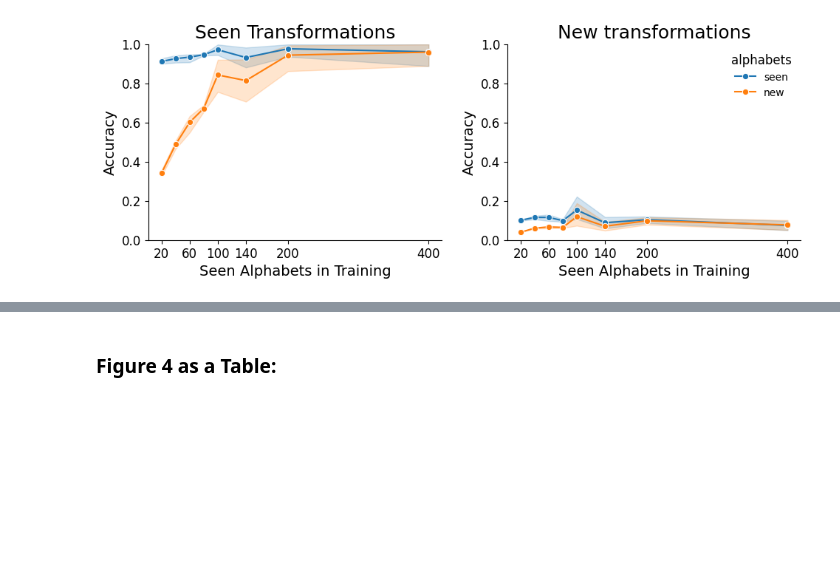
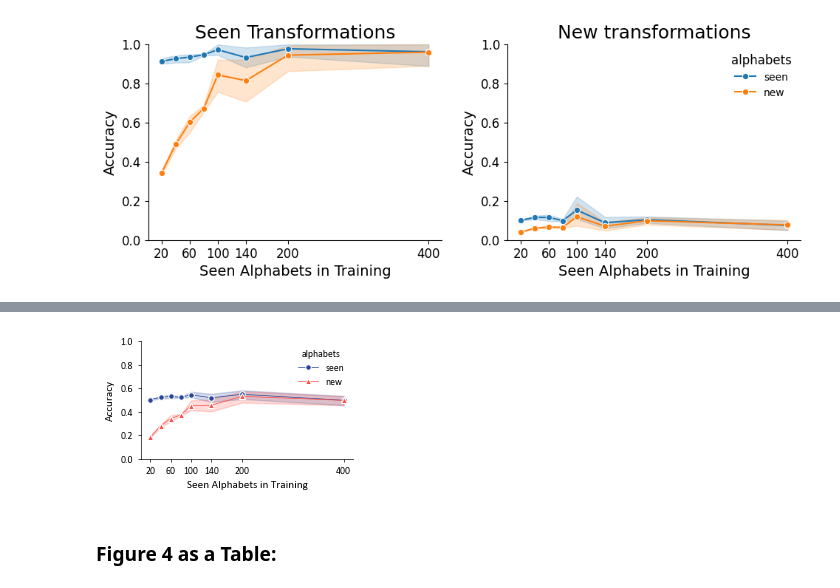
Before and after one commit to philipp-hellwig/MLC-letter-string-analogies, a Jupyter notebook: analyses/num_perm_alphabets.ipynb, the cells around one changed output, grey strips where cells are left out. Cells and saved outputs as stored; diff of their text form; code cells hidden in the pictures; blank space fills up the shorter version.

```diff
--- a/analyses/num_perm_alphabets.ipynb
+++ b/analyses/num_perm_alphabets.ipynb
@@ -246,0 +320,29 @@ Batching Method = random
+# %%
+# Figure 4 (joint, aggregated over all transformations)
+my_markers = {"seen": "o", "new": "^"}
+my_colors = ["#28479bff", "#ff4f44ff"]
+
+plt.style.use("./figures_stylesheet.mplstyle")
+fig, ax = plt.subplots(1, 1, sharex=True, sharey=True, figsize=(2.75, 1.8))
+_ = sns.lineplot(all_accs,
+                 x="num. seen alphabets in training", y="all transform.",
+                 hue="alphabets",
+                 ax=ax,
+                 markers=my_markers,
+                 dashes=False,
+                 style="alphabets",
+                 errorbar=bootstrapped_confint,
+                 palette=my_colors
+                 )
+_ = ax.set_xticks([20, 60, 100, 140, 200, 400])
+_ = ax.set_xlabel("Seen Alphabets in Training")
+
+_ = ax.set_ylim((0,1))
+_ = ax.set_yticks([0, 0.2, 0.4, 0.6, 0.8, 1])
+_ = ax.set_ylabel("Accuracy")
+
+
+_ = fig.tight_layout(pad=1)
+plt.savefig("../figures/acc_by_num_train_alphabets_aggr.svg", format="svg", transparent=True)
+# %% [output]
+[figure, added]
```
Also changed, not shown: parts of 10 cells of this notebook, 25 other files.
